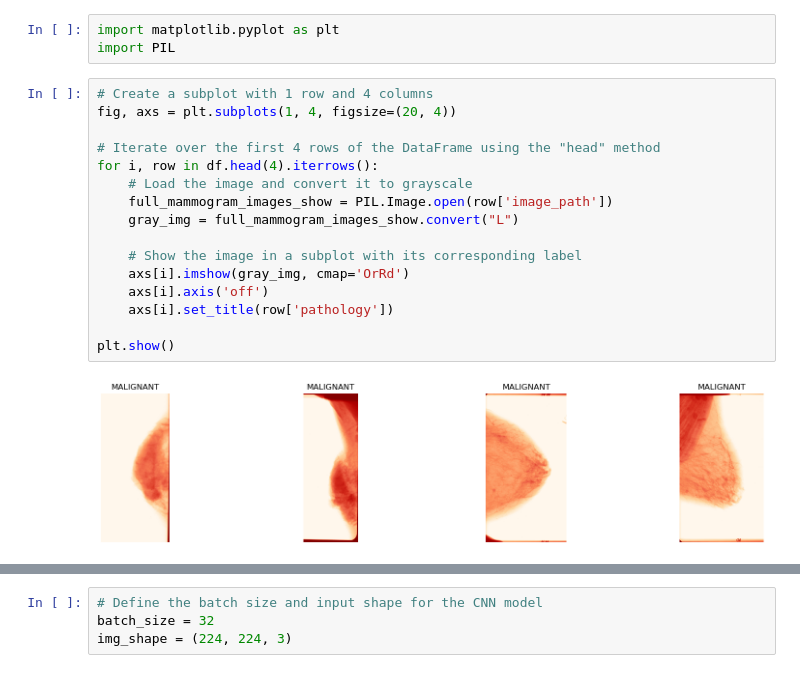
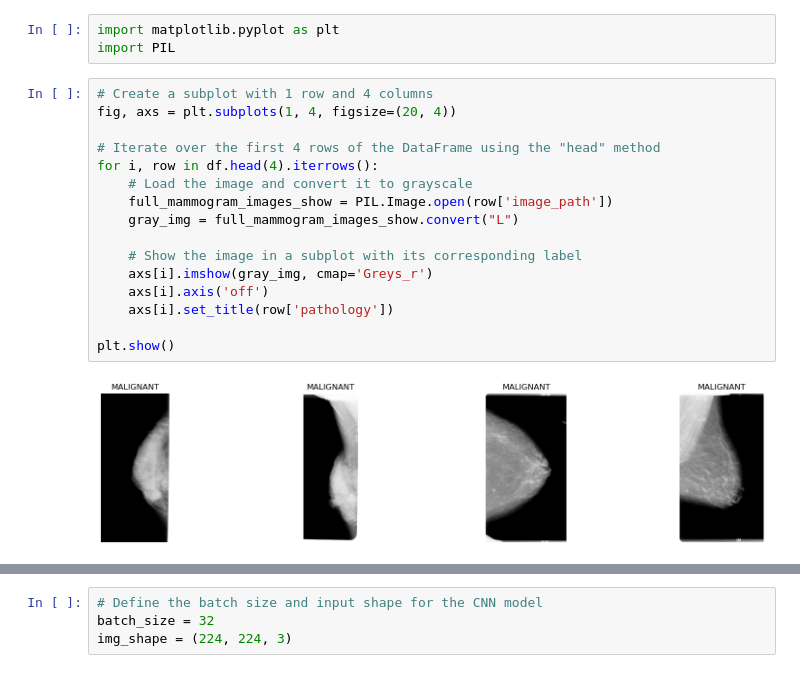
Before and after one commit to jagadeeshm2002/breast_cancer, a Jupyter notebook: model1.ipynb, the cells around one changed output, grey strips where cells are left out. Saved outputs shown, nothing was run; the diff lists cells and outputs as text.

```diff
--- a/model1.ipynb
+++ b/model1.ipynb
@@ -155,18 +131,18 @@ import PIL
 # %%
 # Create a subplot with 1 row and 4 columns
 fig, axs = plt.subplots(1, 4, figsize=(20, 4))
 
 # Iterate over the first 4 rows of the DataFrame using the "head" method
 for i, row in df.head(4).iterrows():
     # Load the image and convert it to grayscale
     full_mammogram_images_show = PIL.Image.open(row['image_path'])
     gray_img = full_mammogram_images_show.convert("L")
 
     # Show the image in a subplot with its corresponding label
-    axs[i].imshow(gray_img, cmap='OrRd')
+    axs[i].imshow(gray_img, cmap='Greys_r')
     axs[i].axis('off')
     axs[i].set_title(row['pathology'])
 
 plt.show()
 # %% [output]
-[figure, old version]
+[figure, new version]
```
Also changed, not shown: parts of 16 cells of this notebook.
